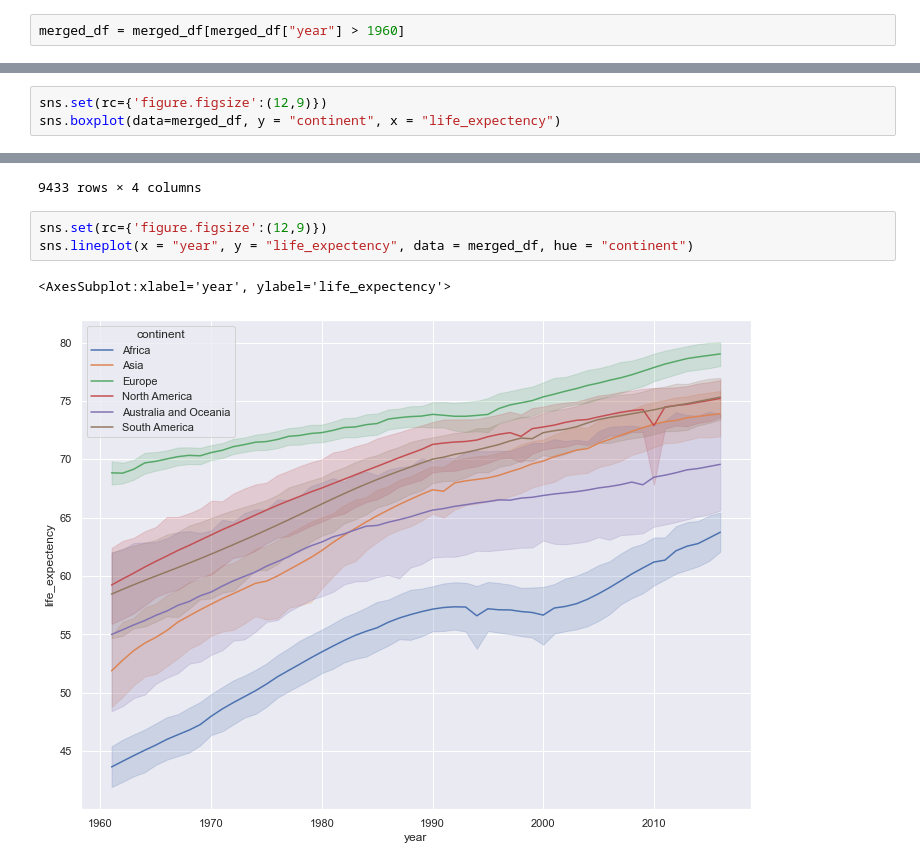
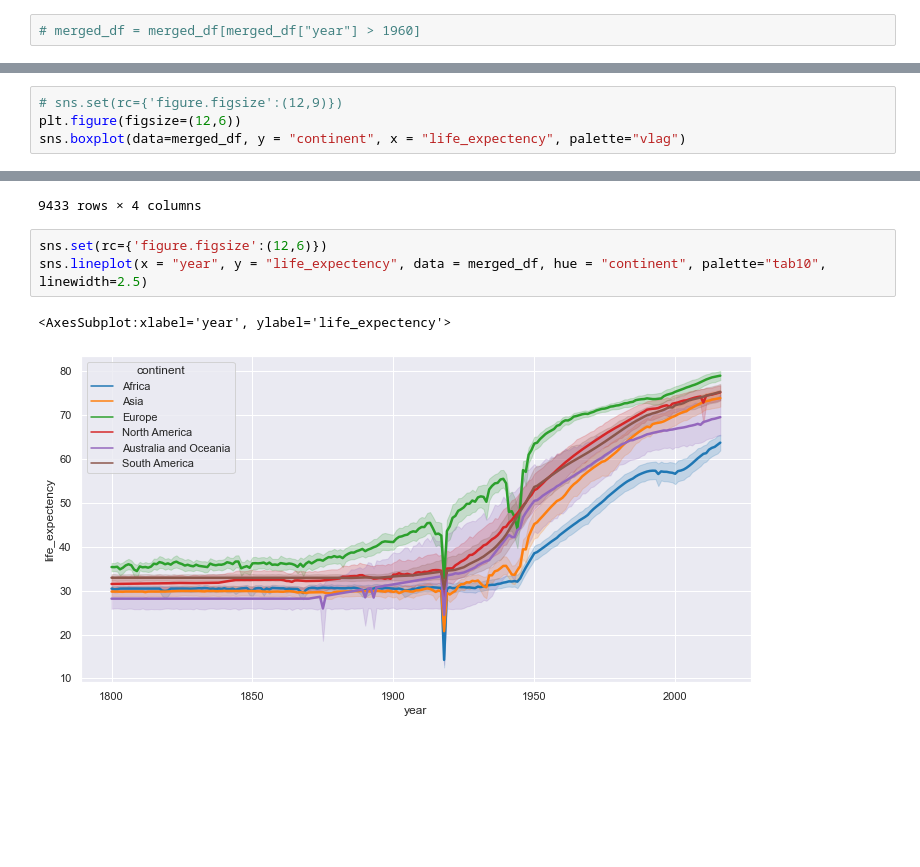
Before and after one commit to greentopsecret/random-forest-fennel-student-code, a Jupyter notebook: week_01/1.9-data-wrangling.ipynb, the cells around one changed output, grey strips where cells are left out. Cells and saved outputs as stored; diff of their text form; blank space fills up the shorter version.

```diff
--- a/week_01/1.9-data-wrangling.ipynb
+++ b/week_01/1.9-data-wrangling.ipynb
@@ -73,7 +73,7 @@ merged_df
 # remove all rows with empty values
 merged_df.dropna(inplace=True)
 # %%
-merged_df = merged_df[merged_df["year"] > 1960]
+# merged_df = merged_df[merged_df["year"] > 1960]
 # %%
 # print the highest and lowest life expectancy for each continent
 merged_df.groupby("continent")["life_expectency"].agg(['min', 'max'])
@@ -89,5 +89,6 @@ merged_df.groupby("continent")["life_expectency"].agg(['min', 'max'])
 # %%
-sns.set(rc={'figure.figsize':(12,9)})
-sns.boxplot(data=merged_df, y = "continent", x = "life_expectency")
+# sns.set(rc={'figure.figsize':(12,9)})
+plt.figure(figsize=(12,6))
+sns.boxplot(data=merged_df, y = "continent", x = "life_expectency", palette="vlag")
 # %% [output]
 <AxesSubplot:xlabel='life_expectency', ylabel='continent'>
@@ -109,8 +110,8 @@ merged_df
 | 38209 | South America | Venezuela | 2016.0 | 74.80 |
 9433 rows × 4 columns
 # %%
-sns.set(rc={'figure.figsize':(12,9)})
-sns.lineplot(x = "year", y = "life_expectency", data = merged_df, hue = "continent")
+sns.set(rc={'figure.figsize':(12,6)})
+sns.lineplot(x = "year", y = "life_expectency", data = merged_df, hue = "continent", palette="tab10", linewidth=2.5)
 # %% [output]
 <AxesSubplot:xlabel='year', ylabel='life_expectency'>
-[figure, old version]
+[figure, new version]
```
Also changed, not shown: parts of 36 cells of this notebook, 2 other files.
